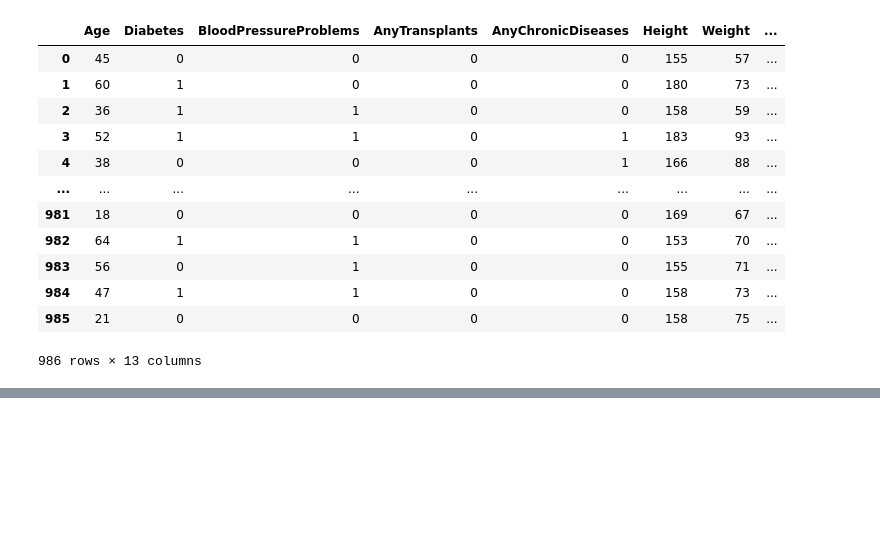
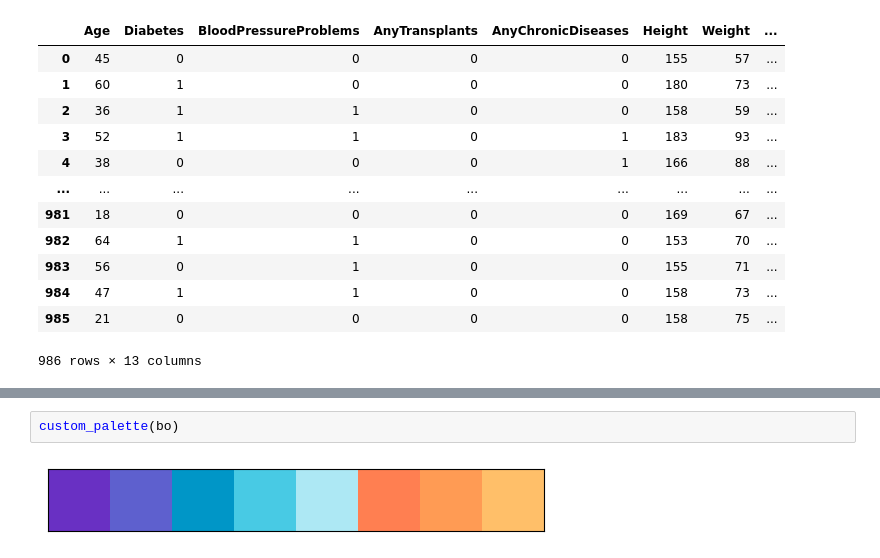
Before and after one commit to RahulHipparkar/Insurance-Premium-Prediction, a Jupyter notebook: insurance-premium-prediction.ipynb, the cells around one changed output, grey strips where cells are left out. Drawn from its saved outputs; the diff is of its cells as text; blank space fills up the shorter version.

```diff
--- a/insurance-premium-prediction.ipynb
+++ b/insurance-premium-prediction.ipynb
@@ -302,0 +527,4 @@ fig.show()
+# %%
+custom_palette(bo)
+# %% [output]
+[figure, added]
```
Also changed, not shown: parts of 33 cells of this notebook.
